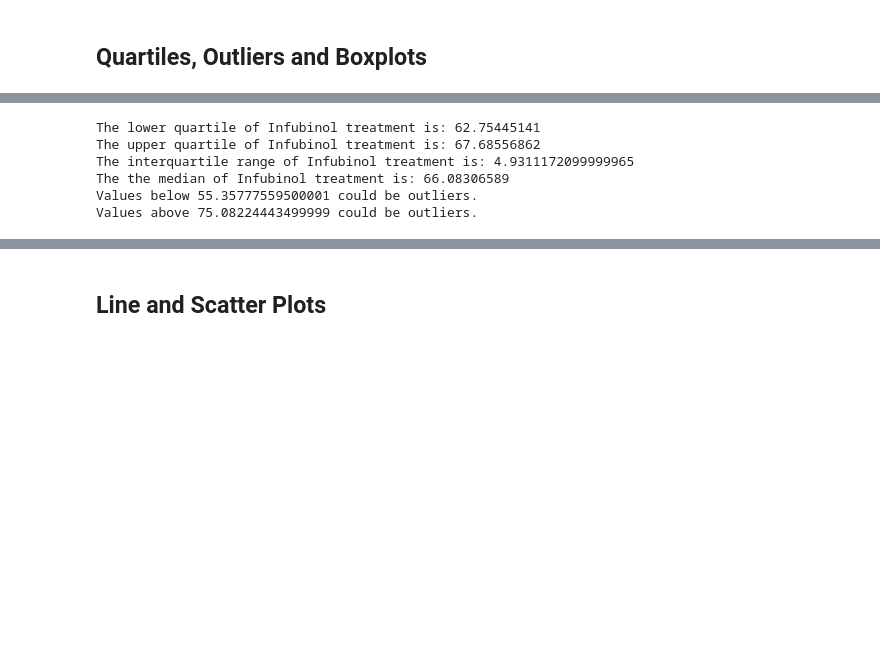
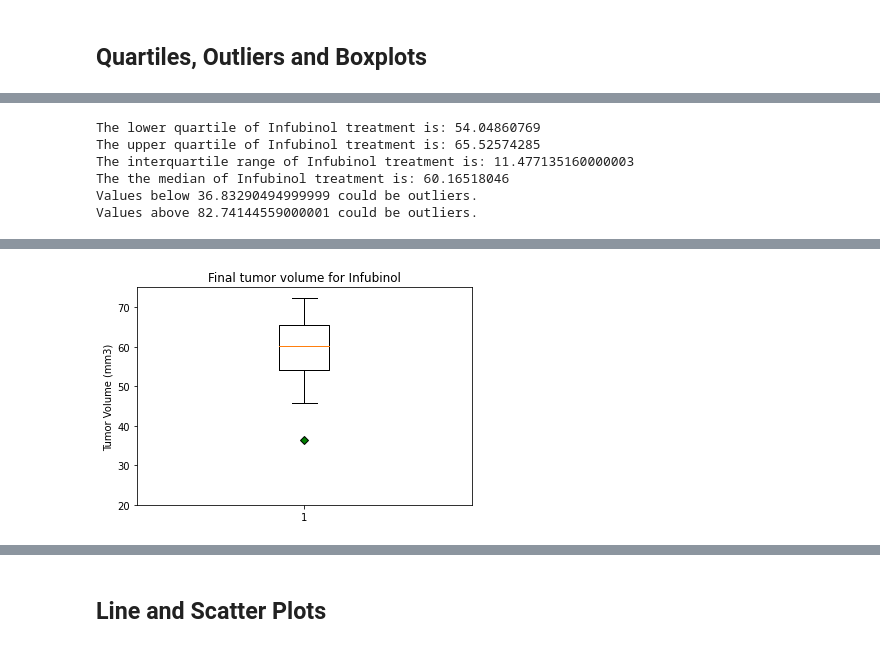
Before and after one commit to aditirai3/Drug-Efficacy, a Jupyter notebook: Pymaceuticals/pymaceuticals_starter.ipynb, the cells around one changed output, grey strips where cells are left out. Cells and saved outputs as stored; diff of their text form; code cells hidden in the pictures; blank space fills up the shorter version.

```diff
--- a/Pymaceuticals/pymaceuticals_starter.ipynb
+++ b/Pymaceuticals/pymaceuticals_starter.ipynb
@@ -355,6 +385,6 @@ Values above 49.79900043124999 could be outliers.
 # %%
 #Infubinol IQR and outliers
-inf_df = four_regiments_reset.loc[(four_regiments_reset["Drug Regimen"] == "Infubinol")]
+inf_df = merged_max_time.loc[(merged_max_time["Drug Regimen"] == "Infubinol")]
 
 inf_quartiles = inf_df["Tumor Volume (mm3)"].quantile([.25,.5,.75])
 inf_lowerq = inf_quartiles[0.25]
@@ -378,11 +408,12 @@ fig3, ax3 = plt.subplots()
 ax3.set_title("Final tumor volume for Infubinol")
 ax3.set_ylabel("Tumor Volume (mm3)")
 ax3.boxplot(inf_df_tumor, showfliers=True, flierprops=green_diamond)
+plt.ylim(20, 70+5)
 plt.show()
 # %% [output]
-The lower quartile of Infubinol treatment is: 62.75445141
-The upper quartile of Infubinol treatment is: 67.68556862
-The interquartile range of Infubinol treatment is: 4.9311172099999965
-The the median of Infubinol treatment is: 66.08306589
-Values below 55.35777559500001 could be outliers.
-Values above 75.08224443499999 could be outliers.
+The lower quartile of Infubinol treatment is: 54.04860769
+The upper quartile of Infubinol treatment is: 65.52574285
+The interquartile range of Infubinol treatment is: 11.477135160000003
+The the median of Infubinol treatment is: 60.16518046
+Values below 36.83290494999999 could be outliers.
+Values above 82.74144559000001 could be outliers.
@@ -391,2 +420,3 @@ Values above 75.08224443499999 could be outliers.
+[figure, added]
 # %%
 #Ceftamin IQR and outliers
```
Also changed, not shown: parts of 15 cells of this notebook.
